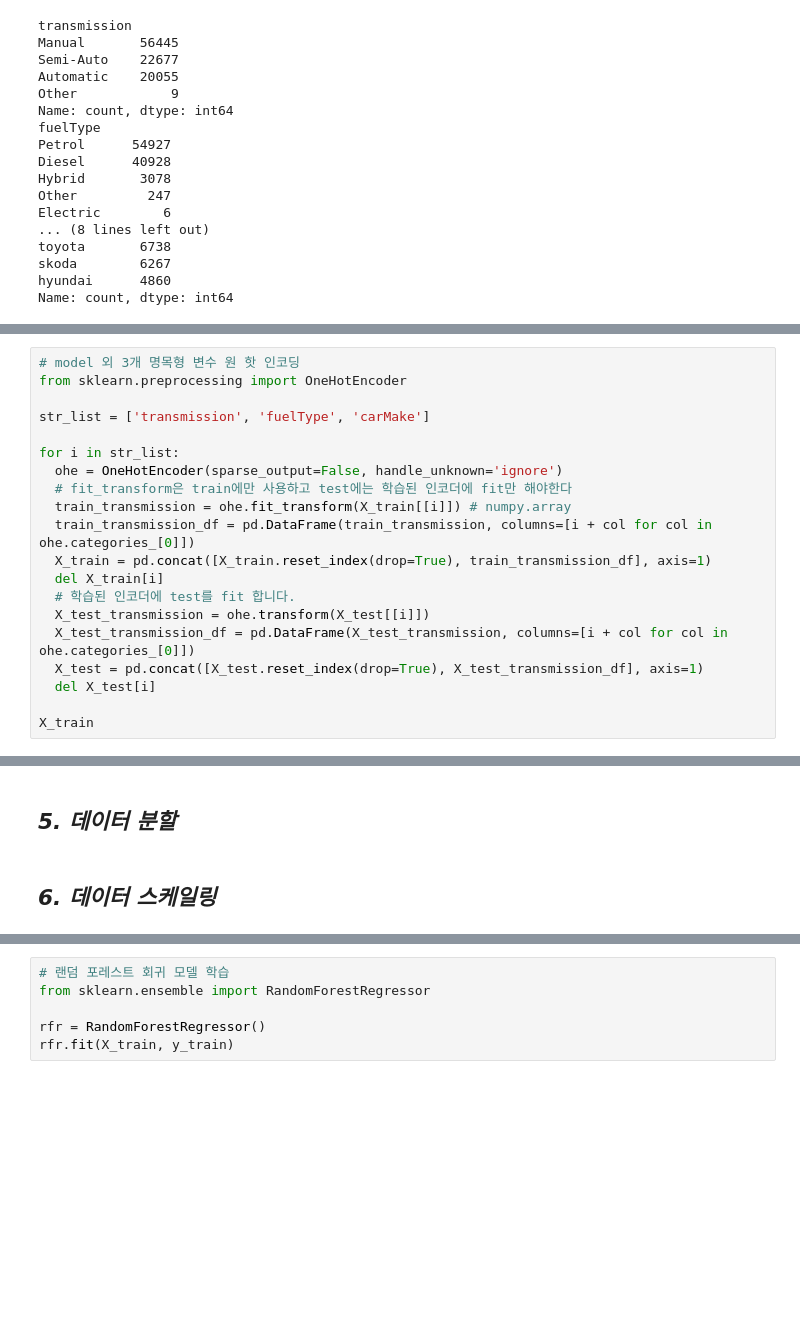
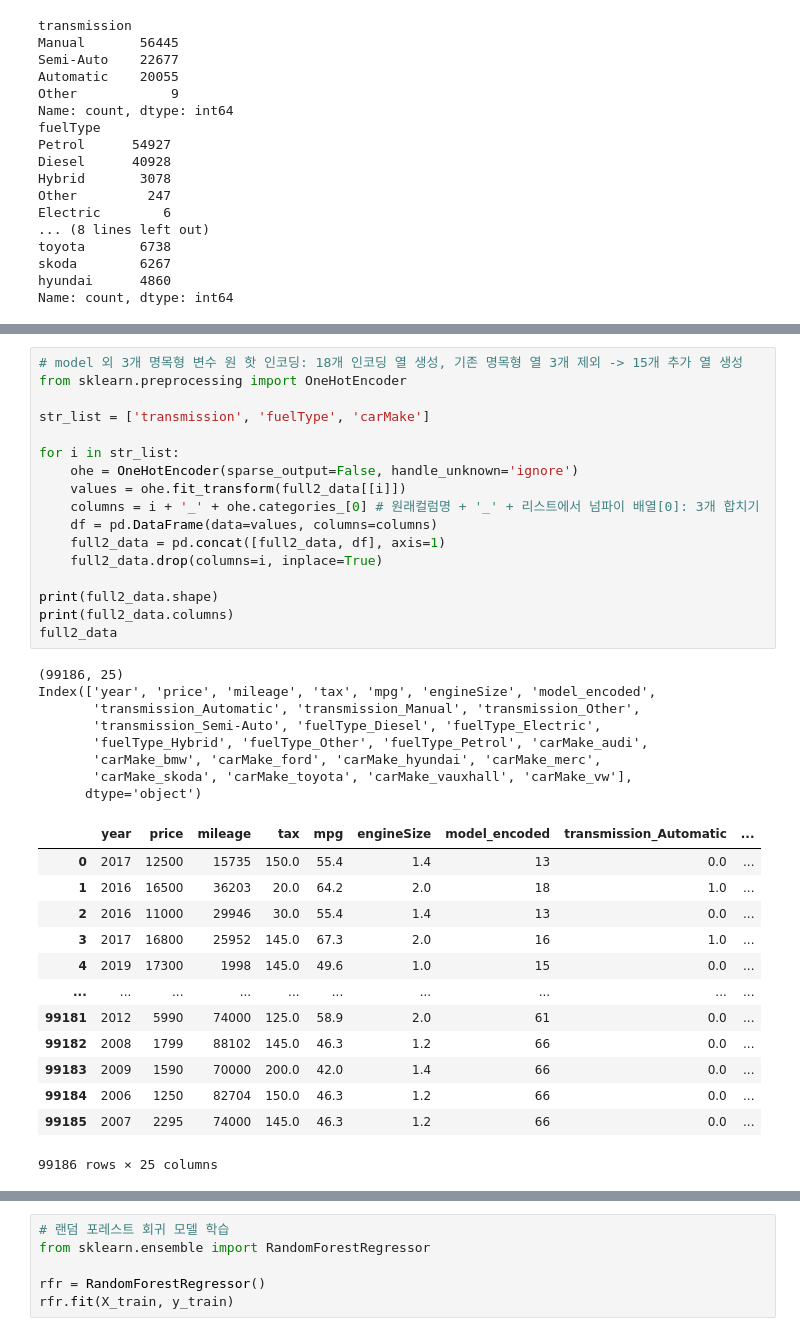
Before and after one commit to parkgunha/Chagawa_project, a Jupyter notebook: 건하_통합코드.ipynb, the cells around one changed output, grey strips where cells are left out. Saved outputs shown, nothing was run; the diff lists cells and outputs as text; blank space fills up the shorter version.

```diff
--- a/건하_통합코드.ipynb
+++ b/건하_통합코드.ipynb
@@ -382,20 +359,0 @@ X_train, X_test, y_train, y_test = train_test_split(
-# %%
-# model 외 3개 명목형 변수 원 핫 인코딩
-from sklearn.preprocessing import OneHotEncoder
-
-str_list = ['transmission', 'fuelType', 'carMake']
-
-for i in str_list:
-  ohe = OneHotEncoder(sparse_output=False, handle_unknown='ignore')
-  # fit_transform은 train에만 사용하고 test에는 학습된 인코더에 fit만 해야한다
-  train_transmission = ohe.fit_transform(X_train[[i]]) # numpy.array
-  train_transmission_df = pd.DataFrame(train_transmission, columns=[i + col for col in ohe.categories_[0]])
-  X_train = pd.concat([X_train.reset_index(drop=True), train_transmission_df], axis=1)
-  del X_train[i]
-  # 학습된 인코더에 test를 fit 합니다.
-  X_test_transmission = ohe.transform(X_test[[i]])
-  X_test_transmission_df = pd.DataFrame(X_test_transmission, columns=[i + col for col in ohe.categories_[0]])
-  X_test = pd.concat([X_test.reset_index(drop=True), X_test_transmission_df], axis=1)
-  del X_test[i]
-
-X_train
@@ -416,5 +360,40 @@ X_train
-# %% [markdown]
-## ***5. 데이터 분할***
-# %% [markdown]
-## ***6. 데이터 스케일링***
+# %%
+# model 외 3개 명목형 변수 원 핫 인코딩: 18개 인코딩 열 생성, 기존 명목형 열 3개 제외 -> 15개 추가 열 생성
+from sklearn.preprocessing import OneHotEncoder
+
+str_list = ['transmission', 'fuelType', 'carMake']
+
+for i in str_list:
+    ohe = OneHotEncoder(sparse_output=False, handle_unknown='ignore')
+    values = ohe.fit_transform(full2_data[[i]])
+    columns = i + '_' + ohe.categories_[0] # 원래컬럼명 + '_' + 리스트에서 넘파이 배열[0]: 3개 합치기
+    df = pd.DataFrame(data=values, columns=columns)
+    full2_data = pd.concat([full2_data, df], axis=1)
+    full2_data.drop(columns=i, inplace=True)
+
+print(full2_data.shape)
+print(full2_data.columns)
+full2_data
+# %% [output]
+(99186, 25)
+Index(['year', 'price', 'mileage', 'tax', 'mpg', 'engineSize', 'model_encoded',
+       'transmission_Automatic', 'transmission_Manual', 'transmission_Other',
+       'transmission_Semi-Auto', 'fuelType_Diesel', 'fuelType_Electric',
+       'fuelType_Hybrid', 'fuelType_Other', 'fuelType_Petrol', 'carMake_audi',
+       'carMake_bmw', 'carMake_ford', 'carMake_hyundai', 'carMake_merc',
+       'carMake_skoda', 'carMake_toyota', 'carMake_vauxhall', 'carMake_vw'],
+      dtype='object')
+|  | year | price | mileage | tax | mpg | engineSize | model_encoded | transmission_Automatic | ... |
+| 0 | 2017 | 12500 | 15735 | 150.0 | 55.4 | 1.4 | 13 | 0.0 | ... |
+| 1 | 2016 | 16500 | 36203 | 20.0 | 64.2 | 2.0 | 18 | 1.0 | ... |
+| 2 | 2016 | 11000 | 29946 | 30.0 | 55.4 | 1.4 | 13 | 0.0 | ... |
+| 3 | 2017 | 16800 | 25952 | 145.0 | 67.3 | 2.0 | 16 | 1.0 | ... |
+| 4 | 2019 | 17300 | 1998 | 145.0 | 49.6 | 1.0 | 15 | 0.0 | ... |
+| ... | ... | ... | ... | ... | ... | ... | ... | ... | ... |
+| 99181 | 2012 | 5990 | 74000 | 125.0 | 58.9 | 2.0 | 61 | 0.0 | ... |
+| 99182 | 2008 | 1799 | 88102 | 145.0 | 46.3 | 1.2 | 66 | 0.0 | ... |
+| 99183 | 2009 | 1590 | 70000 | 200.0 | 42.0 | 1.4 | 66 | 0.0 | ... |
+| 99184 | 2006 | 1250 | 82704 | 150.0 | 46.3 | 1.2 | 66 | 0.0 | ... |
+| 99185 | 2007 | 2295 | 74000 | 145.0 | 46.3 | 1.2 | 66 | 0.0 | ... |
+99186 rows × 25 columns
 # %% [markdown]
```
Also changed, not shown: parts of 34 cells of this notebook, 1 other file.
